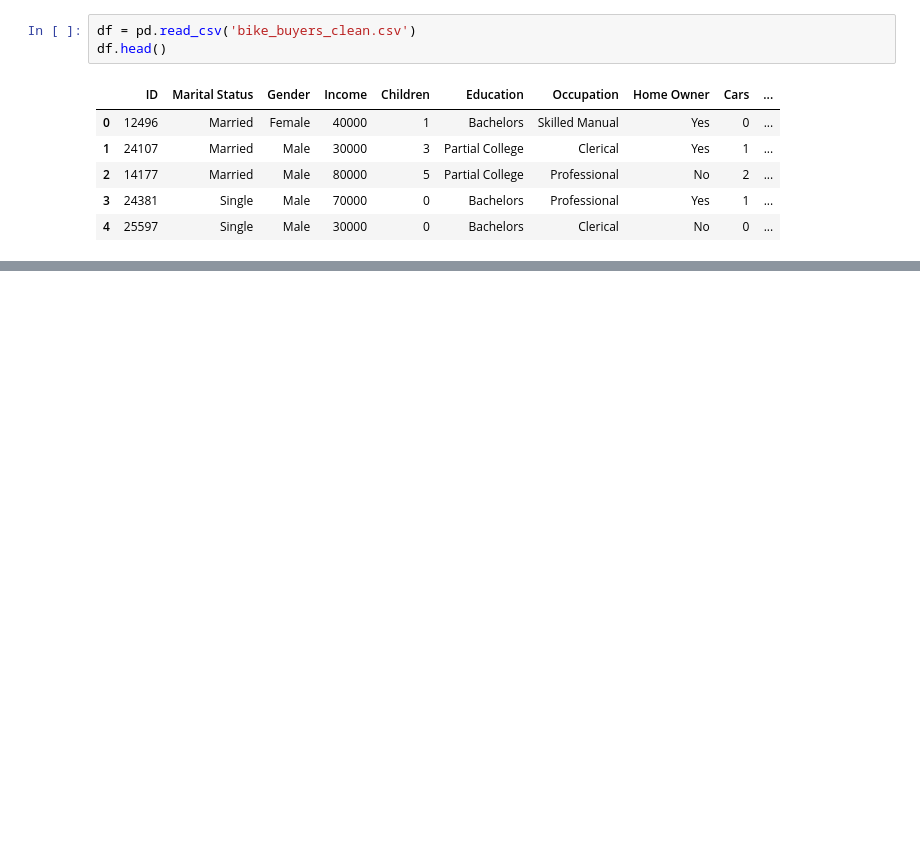
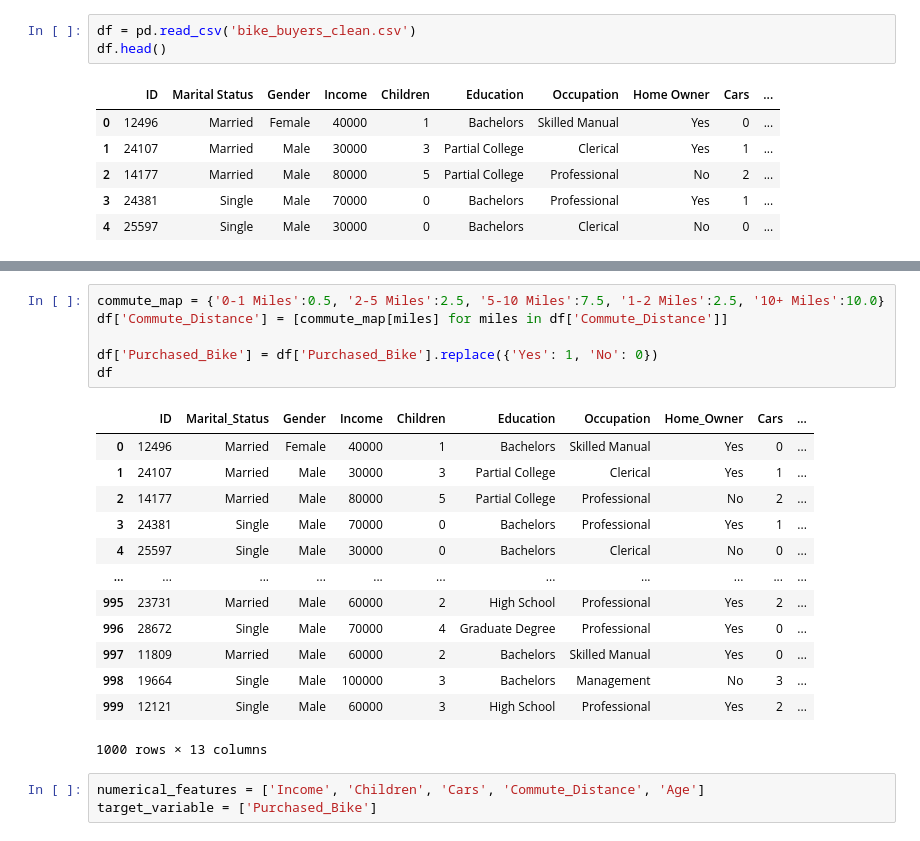
Before and after one commit to MahendraC17/Hypothesis-Testing-for-Bicycle-Market-Insights, a Jupyter notebook: hypothesis_testing.ipynb, the cells around one changed output, grey strips where cells are left out. Drawn from its saved outputs; the diff is of its cells as text; blank space fills up the shorter version.

```diff
--- a/hypothesis_testing.ipynb
+++ b/hypothesis_testing.ipynb
@@ -13,0 +77,23 @@ df.head()
+# %%
+commute_map = {'0-1 Miles':0.5, '2-5 Miles':2.5, '5-10 Miles':7.5, '1-2 Miles':2.5, '10+ Miles':10.0}
+df['Commute_Distance'] = [commute_map[miles] for miles in df['Commute_Distance']]
+
+df['Purchased_Bike'] = df['Purchased_Bike'].replace({'Yes': 1, 'No': 0})
+df
+# %% [output]
+|  | ID | Marital_Status | Gender | Income | Children | Education | Occupation | Home_Owner | Cars | ... |
+| 0 | 12496 | Married | Female | 40000 | 1 | Bachelors | Skilled Manual | Yes | 0 | ... |
+| 1 | 24107 | Married | Male | 30000 | 3 | Partial College | Clerical | Yes | 1 | ... |
+| 2 | 14177 | Married | Male | 80000 | 5 | Partial College | Professional | No | 2 | ... |
+| 3 | 24381 | Single | Male | 70000 | 0 | Bachelors | Professional | Yes | 1 | ... |
+| 4 | 25597 | Single | Male | 30000 | 0 | Bachelors | Clerical | No | 0 | ... |
+| ... | ... | ... | ... | ... | ... | ... | ... | ... | ... | ... |
+| 995 | 23731 | Married | Male | 60000 | 2 | High School | Professional | Yes | 2 | ... |
+| 996 | 28672 | Single | Male | 70000 | 4 | Graduate Degree | Professional | Yes | 0 | ... |
+| 997 | 11809 | Married | Male | 60000 | 2 | Bachelors | Skilled Manual | Yes | 0 | ... |
+| 998 | 19664 | Single | Male | 100000 | 3 | Bachelors | Management | No | 3 | ... |
+| 999 | 12121 | Single | Male | 60000 | 3 | High School | Professional | Yes | 2 | ... |
+1000 rows × 13 columns
+# %%
+numerical_features = ['Income', 'Children', 'Cars', 'Commute_Distance', 'Age']
+target_variable = ['Purchased_Bike']
```
Also changed, not shown: parts of 10 cells of this notebook.
